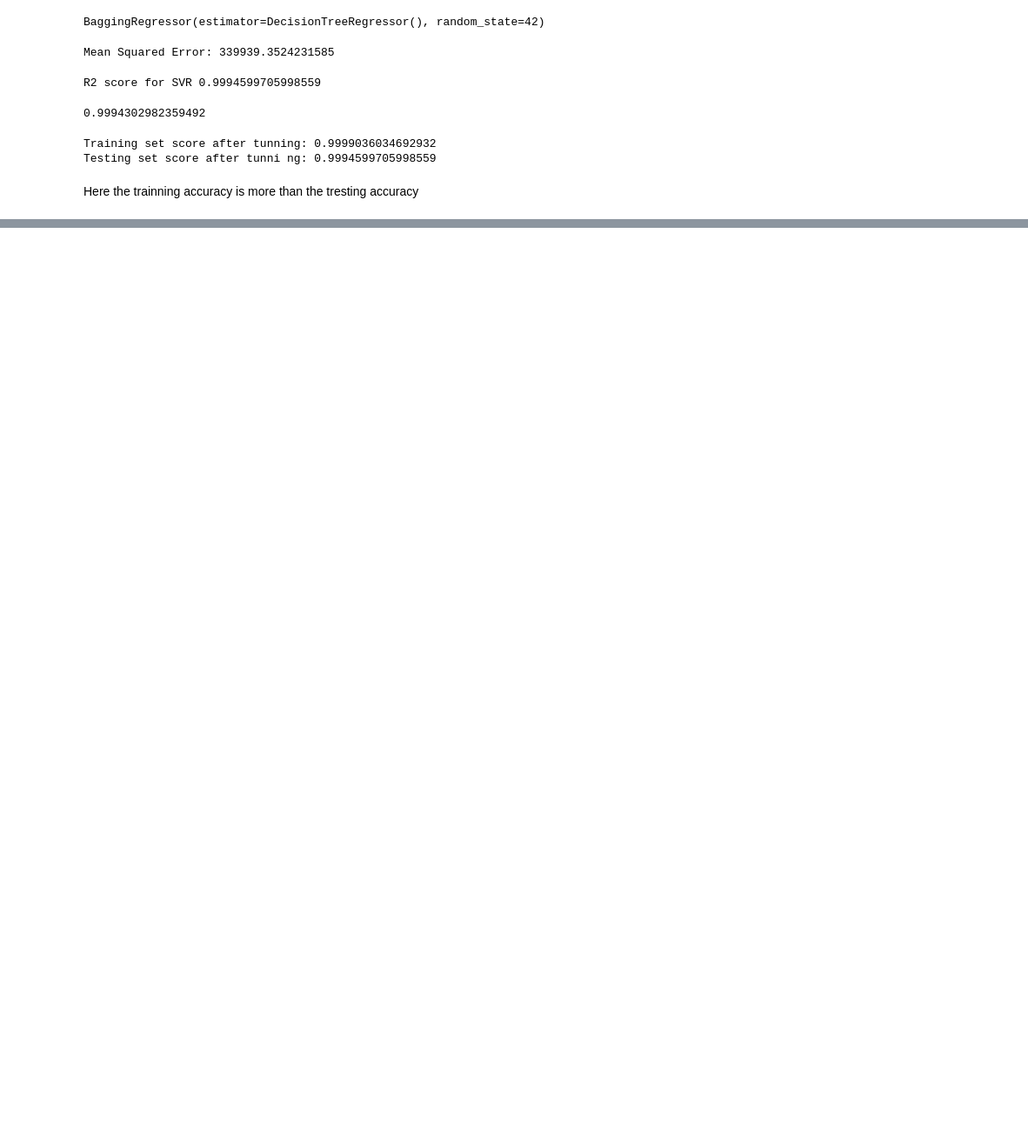
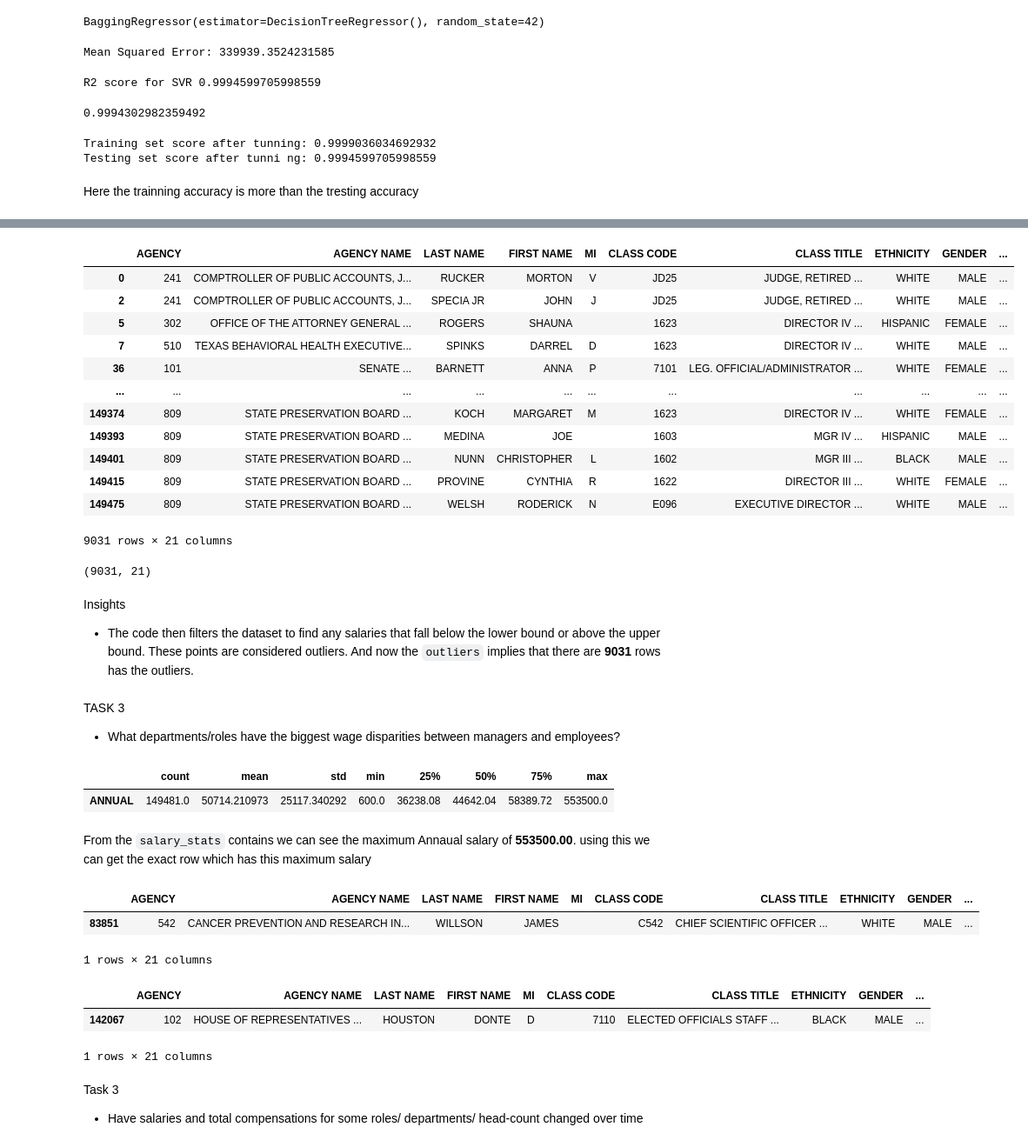
Before and after one commit to vishnu2646/Datamites-Projects, a Jupyter notebook: salary_prediction/project.ipynb, the cells around one changed output, grey strips where cells are left out. Shown at 87% size. Drawn from its saved outputs; the diff is of its cells as text; code cells hidden in the pictures; blank space fills up the shorter version.

Commit message:
Yet to update insights

```diff
--- a/salary_prediction/project.ipynb
+++ b/salary_prediction/project.ipynb
@@ -1296,0 +1505,70 @@ Here the trainning accuracy is more than the tresting accuracy
+# %%
+# Using 'sample_data' and 'ANNUAL' hadling the outliers using IQR method
+Q1 = sample_data['ANNUAL'].quantile(0.25)
+Q3 = sample_data['ANNUAL'].quantile(0.75)
+IQR = Q3 - Q1
+
+# Define bounds for outliers
+lower_bound = Q1 - 1.5 * IQR
+upper_bound = Q3 + 1.5 * IQR
+
+# Filter the DataFrame to find outliers
+outliers = sample_data[(sample_data['ANNUAL'] < lower_bound) | (sample_data['ANNUAL'] > upper_bound)]
+
+# Display the outliers
+outliers
+# %% [output]
+|  | AGENCY | AGENCY NAME | LAST NAME | FIRST NAME | MI | CLASS CODE | CLASS TITLE | ETHNICITY | GENDER | ... |
+| 0 | 241 | COMPTROLLER OF PUBLIC ACCOUNTS, J... | RUCKER | MORTON | V | JD25 | JUDGE, RETIRED ... | WHITE | MALE | ... |
+| 2 | 241 | COMPTROLLER OF PUBLIC ACCOUNTS, J... | SPECIA JR | JOHN | J | JD25 | JUDGE, RETIRED ... | WHITE | MALE | ... |
+| 5 | 302 | OFFICE OF THE ATTORNEY GENERAL ... | ROGERS | SHAUNA |  | 1623 | DIRECTOR IV ... | HISPANIC | FEMALE | ... |
+| 7 | 510 | TEXAS BEHAVIORAL HEALTH EXECUTIVE... | SPINKS | DARREL | D | 1623 | DIRECTOR IV ... | WHITE | MALE | ... |
+| 36 | 101 | SENATE ... | BARNETT | ANNA | P | 7101 | LEG. OFFICIAL/ADMINISTRATOR ... | WHITE | FEMALE | ... |
+| ... | ... | ... | ... | ... | ... | ... | ... | ... | ... | ... |
+| 149374 | 809 | STATE PRESERVATION BOARD ... | KOCH | MARGARET | M | 1623 | DIRECTOR IV ... | WHITE | FEMALE | ... |
+| 149393 | 809 | STATE PRESERVATION BOARD ... | MEDINA | JOE |  | 1603 | MGR IV ... | HISPANIC | MALE | ... |
+| 149401 | 809 | STATE PRESERVATION BOARD ... | NUNN | CHRISTOPHER | L | 1602 | MGR III ... | BLACK | MALE | ... |
+| 149415 | 809 | STATE PRESERVATION BOARD ... | PROVINE | CYNTHIA | R | 1622 | DIRECTOR III ... | WHITE | FEMALE | ... |
+| 149475 | 809 | STATE PRESERVATION BOARD ... | WELSH | RODERICK | N | E096 | EXECUTIVE DIRECTOR ... | WHITE | MALE | ... |
+9031 rows × 21 columns
+# %%
+# shape of the outliers handled data
+outliers.shape
+# %% [output]
+(9031, 21)
+# %% [markdown]
+Insights
+- The code then filters the dataset to find any salaries that fall below the lower bound or above the upper bound. These points are considered outliers. And now the `outliers` implies that there are <b>9031</b> rows has the outliers.
+# %% [markdown]
+TASK 3
+- What departments/roles have the biggest wage disparities between managers and employees?
+# %%
+salary_stats.T
+# %% [output]
+|  | count | mean | std | min | 25% | 50% | 75% | max |
+| ANNUAL | 149481.0 | 50714.210973 | 25117.340292 | 600.0 | 36238.08 | 44642.04 | 58389.72 | 553500.0 |
+# %% [markdown]
+From the `salary_stats` contains we can see the maximum Annaual salary of <b>553500.00</b>. using this we can get the exact row which has this maximum salary
+# %%
+# To find which Agency Name has the highest salary.
+max_salary_row = sample_data[sample_data['ANNUAL'] == sample_data['ANNUAL'].max()]
+
+# Display the row with the maximum 'ANNUAL' value
+max_salary_row
+# %% [output]
+|  | AGENCY | AGENCY NAME | LAST NAME | FIRST NAME | MI | CLASS CODE | CLASS TITLE | ETHNICITY | GENDER | ... |
+| 83851 | 542 | CANCER PREVENTION AND RESEARCH IN... | WILLSON | JAMES |  | C542 | CHIEF SCIENTIFIC OFFICER ... | WHITE | MALE | ... |
+1 rows × 21 columns
+# %%
+# To find which Agency Name has the lowest salary.
+min_salary_row = sample_data[sample_data['ANNUAL'] == sample_data['ANNUAL'].min()]
+
+# Display the row with the maximum 'ANNUAL' value
+min_salary_row
+# %% [output]
+|  | AGENCY | AGENCY NAME | LAST NAME | FIRST NAME | MI | CLASS CODE | CLASS TITLE | ETHNICITY | GENDER | ... |
+| 142067 | 102 | HOUSE OF REPRESENTATIVES ... | HOUSTON | DONTE | D | 7110 | ELECTED OFFICIALS STAFF ... | BLACK | MALE | ... |
+1 rows × 21 columns
+# %% [markdown]
+Task 3
+- Have salaries and total compensations for some roles/ departments/ head-count changed over time
```
Also changed, not shown: parts of 48 cells of this notebook.
